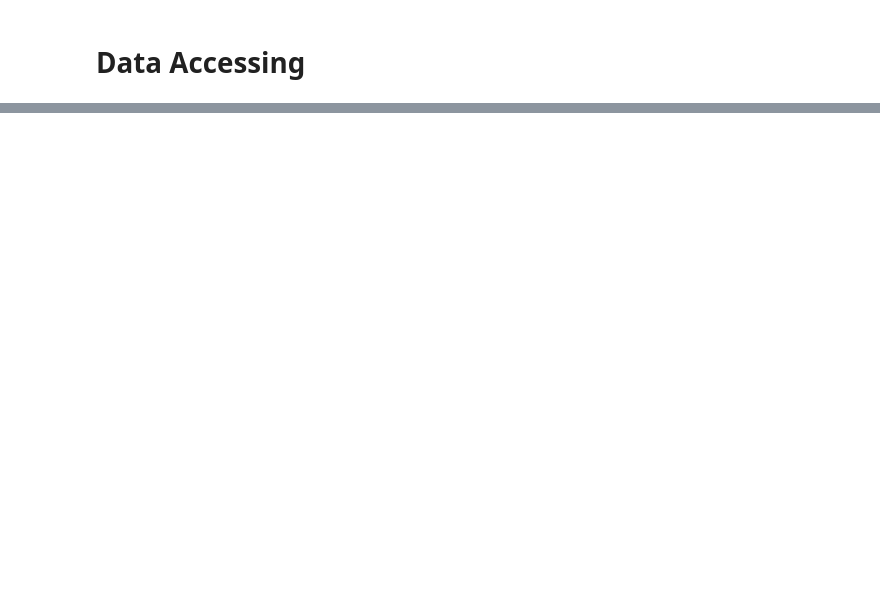
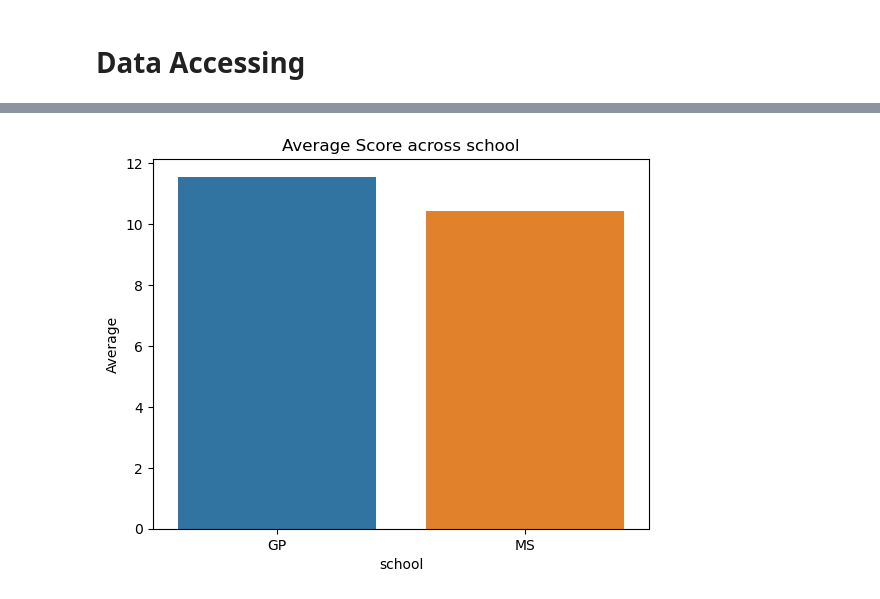
Before and after one commit to kazeemolaitanmusbau/Student-Exam-Performance-Prediction, a Jupyter notebook: Untitled.ipynb, the cells around one changed output, grey strips where cells are left out. Saved outputs shown, nothing was run; the diff lists cells and outputs as text; code cells hidden in the pictures; blank space fills up the shorter version.

```diff
--- a/Untitled.ipynb
+++ b/Untitled.ipynb
@@ -13,3 +13,12 @@ df_por = pd.read_csv("student-por.csv", sep=";")
 # %%
 # append the data together
 full_df=pd.concat([df_mat,df_por],axis=0)
+# %%
+# Change categorical columns to datatype "category"
+
+for col in['school', 'sex', 'address', 'famsize', 'Pstatus', 'Medu', 'Fedu',
+       'Mjob', 'Fjob', 'reason', 'guardian', 'traveltime', 'studytime',
+       'failures', 'schoolsup', 'famsup', 'paid', 'activities', 'nursery',
+       'higher', 'internet', 'romantic', 'famrel', 'freetime', 'goout', 'Dalc',
+       'Walc', 'health']:
+    full_df[col] = full_df[col].astype('category')
@@ -98,0 +108,11 @@ sns.kdeplot(df_mat.absences)
+# %%
+def bar_plot_for_bivariate(col):
+    average_score=full_df.groupby(col).agg({"Average Score":"mean"})
+    sns.barplot(x=average_score.index, y=average_score.values.flatten())
+    plt.title(f"Average Score across {col}")
+    plt.ylabel("Average")
+    plt.show()
+# %%
+bar_plot_for_bivariate("school")
+# %% [output]
+[figure, added]
```
Also changed, not shown: parts of 15 cells of this notebook.
